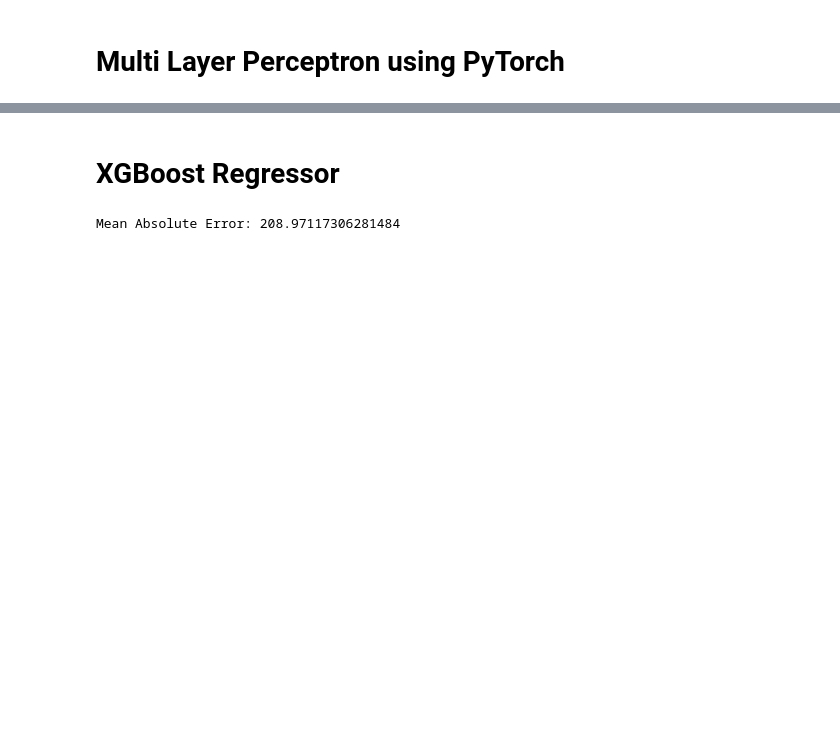
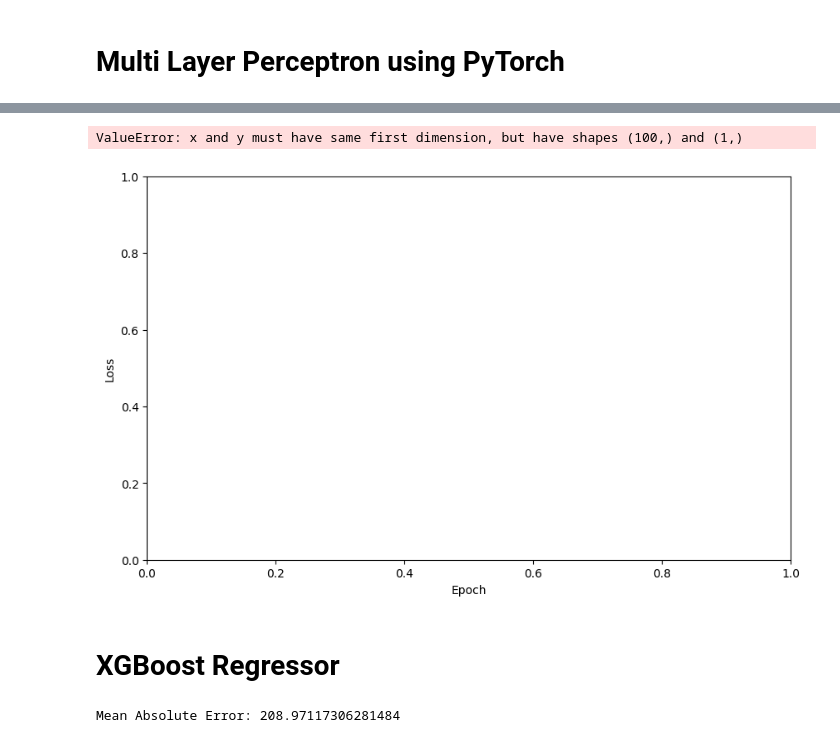
Before and after one commit to adimittal03/ECS171-Final-Group21, a Jupyter notebook: code/model.ipynb, the cells around one changed output, grey strips where cells are left out. Cells and saved outputs as stored; diff of their text form; code cells hidden in the pictures; blank space fills up the shorter version.

Commit message:
Update the MLP part
Visualize the loss of both training data and test data among epochs. conclude that the current MLP may underfit the relationship

```diff
--- a/code/model.ipynb
+++ b/code/model.ipynb
@@ -282,9 +283,18 @@ optimizer = optim.SGD(model.parameters(), lr=1e-7)  # Stochastic Gradient Descen
 
 # Number of epochs (iterations over the entire dataset)
 epochs = 100
+plt.figure(figsize=(10, 6))
+plt.xlabel('Epoch')
+plt.ylabel('Loss')
+
+train_losses = []
+test_losses = []
 
 for epoch in range(epochs):
-    epoch_losses = []
+    batch_train_losses = []
+    batch_test_losses = []
+    model.train()
+
     for inputs, price in dataloader:
         inputs, price = inputs.to(device), price.to(device)
         # Zero the gradients
@@ -295,13 +305,24 @@ for epoch in range(epochs):
 
         # Compute loss
         loss = criterion(outputs, price)
-        epoch_losses.append(loss.item())
+        test_loss = criterion(model(X_test_tensor), y_test_tensor)
+        batch_test_losses.append(test_loss.item())
+        batch_train_losses.append(loss.item())
 
         # Backward pass and optimization
         loss.backward()
         optimizer.step()
+
+    # Compute the average loss over the entire training data
+    model.eval()
+    epoch_loss = np.mean(batch_train_losses)
+    train_losses.append(epoch_loss)
+    test_loss = np.mean(batch_test_losses)
+    test_losses.append(test_loss)
+
     if(epoch % 10 == 0 and epoch != 0):
-        print(f'Epoch {epoch}/{epochs}, Average MAE Loss: {np.mean(epoch_losses)}')
+        print(f'Epoch {epoch}/{epochs}, Average MAE Loss: {epoch_loss}')
+        print(f'Epoch {epoch}/{epochs}, Average Test Loss: {test_loss}')
 
     # Check if loss is NaN
     if torch.isnan(loss):
@@ -312,7 +333,7 @@ for epoch in range(epochs):
 X_test_tensor, y_test_tensor = X_test_tensor.to(device), y_test_tensor.to(device)
 
 # Set the model to evaluation mode
-model.eval()
+
 
 # Make predictions on the test data
 with torch.no_grad():
@@ -321,6 +342,11 @@ with torch.no_grad():
 # Compute the loss on the test data
 test_loss = criterion(predictions, y_test_tensor)
 
+plt.plot(train_losses, label='Train Loss')
+plt.plot(test_losses, label='Test Loss')
+plt.legend()
+plt.show()
+
 print(f'Test Loss: {test_loss.item()}')
 
 torch.save(model.state_dict(), 'baseline.pth')
@@ -338,3 +372,5 @@ Test Loss: 2799.256591796875
+ValueError: x and y must have same first dimension, but have shapes (100,) and (1,)
+[figure, added]
 # %% [markdown]
 # XGBoost Regressor
 # %%
```
Also changed, not shown: parts of 7 cells of this notebook, 1 other file.
